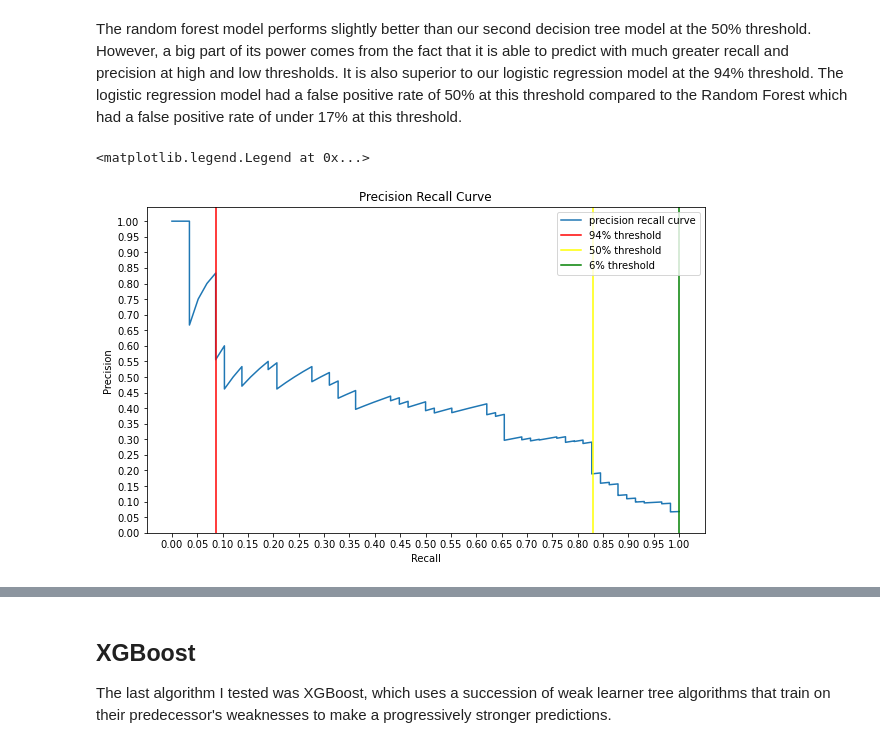
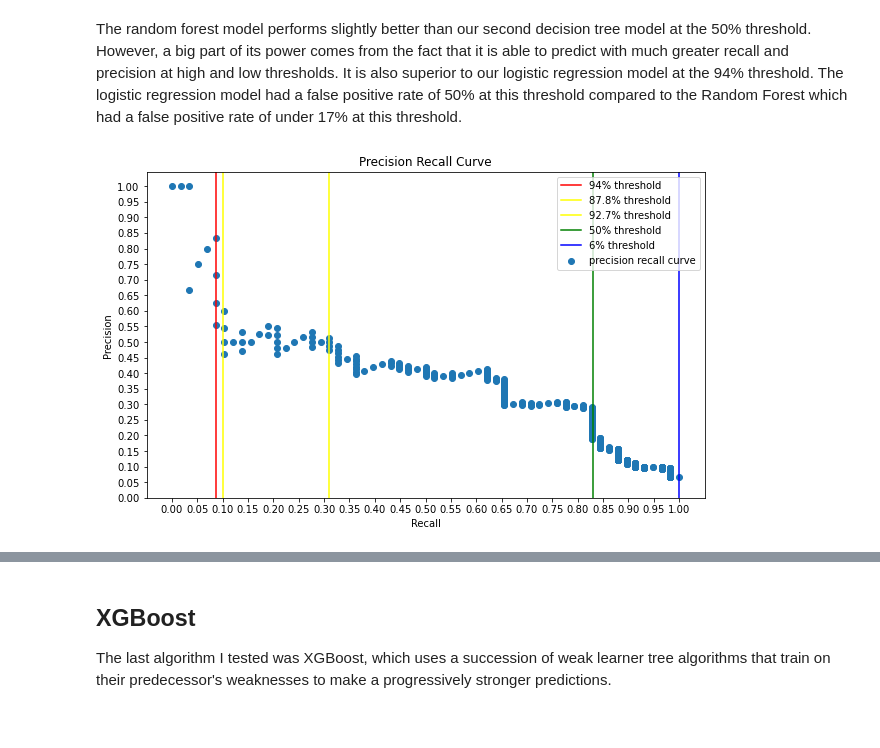
Before and after one commit to DavidKRichter/dsc-bankruptcy-project, a Jupyter notebook: index.ipynb, the cells around one changed output, grey strips where cells are left out. Cells and saved outputs as stored; diff of their text form; code cells hidden in the pictures.

```diff
--- a/index.ipynb
+++ b/index.ipynb
@@ -908,25 +988,30 @@ The random forest model performs slightly better than our second decision tree m
 # %%
 #getting probabilities for decision function
 
 y_probs = [n[1] for n in gs_rfc.predict_proba(X_test)]
 
 # getting precision recall curve
 
 precision, recall, thresholds = precision_recall_curve(y_test, y_probs)
 
 fig, ax = plt.subplots(figsize=(10, 6))
 
-ax.plot(recall, precision, label='precision recall curve')
+ax.scatter(recall, precision, label='precision recall curve')
 
 ax.set_yticks([i/20.0 for i in range(21)])
 ax.set_xticks([i/20.0 for i in range(21)])
 ax.set_xlabel('Recall')
 ax.set_ylabel('Precision')
 ax.set_title('Precision Recall Curve')
 ax.axvline(x=5/58, label='94% threshold', color='red')
-ax.axvline(x=0.83, label='50% threshold', color='yellow')
-ax.axvline(x=1, label='6% threshold', color='green')
+ax.axvline(x=0.31, label= '87.8% threshold', color='yellow')
+ax.axvline(x=0.1, label='92.7% threshold', color='yellow')
+ax.axvline(x=0.83, label='50% threshold', color='green')
+ax.axvline(x=1, label='6% threshold', color='blue')
+
 plt.legend(loc='upper right')
+
+plt.savefig('images/rfc_curve.png')
+plt.show()
 # %% [output]
-<matplotlib.legend.Legend at 0x...>
-[figure, old version]
+[figure, new version]
```
Also changed, not shown: parts of 126 cells of this notebook.
